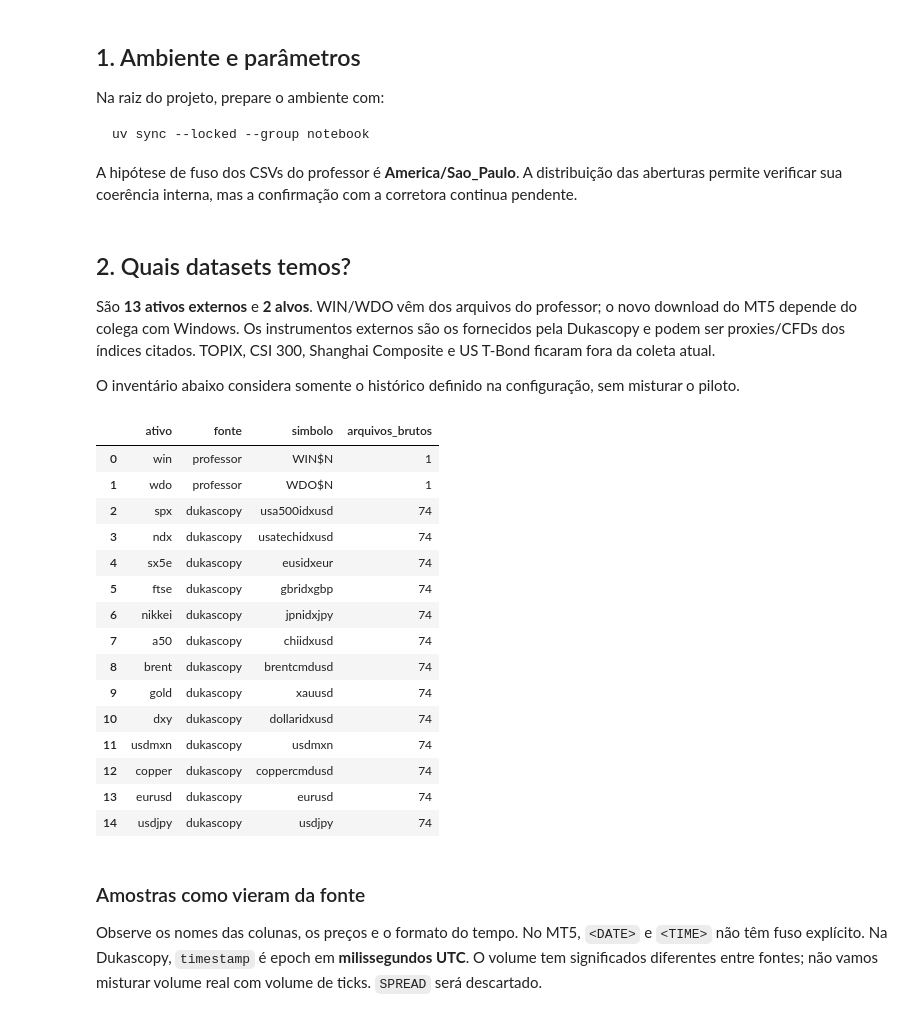
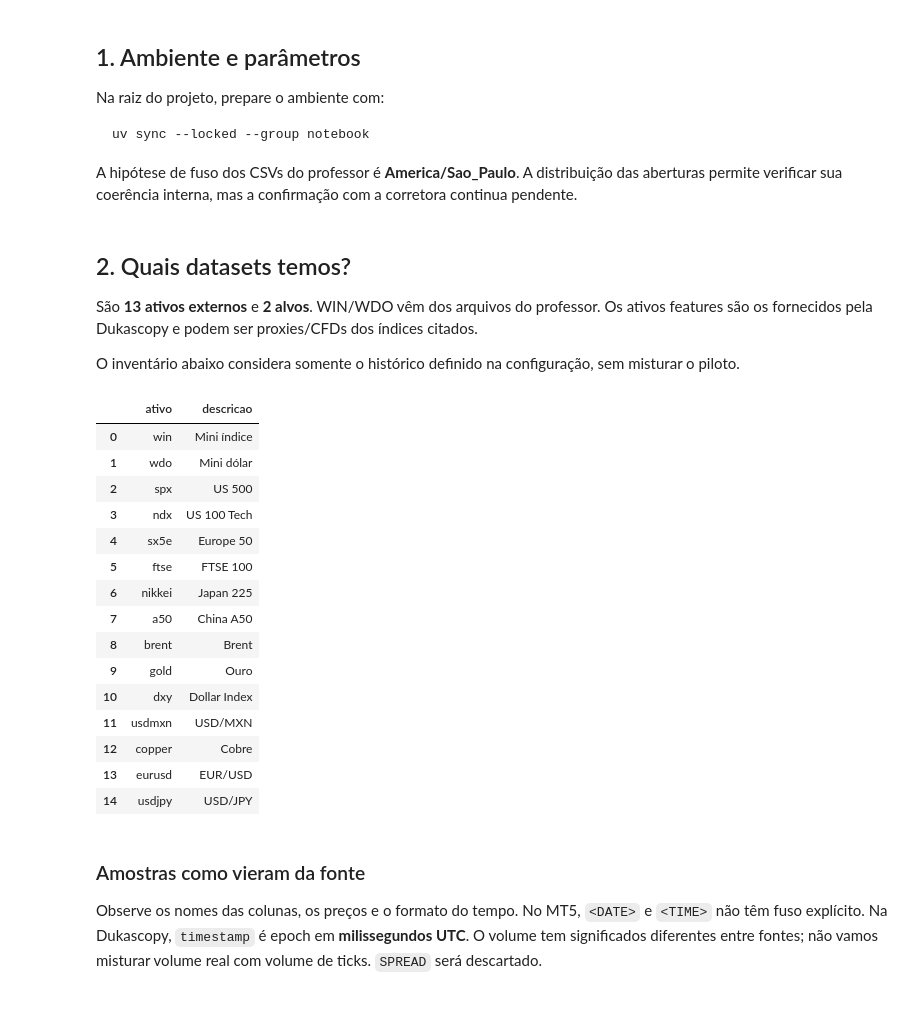
Before and after one commit to Henryque02/Data-Cience, a Jupyter notebook: notebooks/01_dados_e_qualidade.ipynb, the cells around one changed output. Cells and saved outputs as stored; diff of their text form; code cells hidden in the pictures.

```diff
--- a/notebooks/01_dados_e_qualidade.ipynb
+++ b/notebooks/01_dados_e_qualidade.ipynb
@@ -61,33 +61,32 @@ assert config["assets"][ATIVO_EXTERNO]["source"] == "dukascopy"
 # %% [markdown]
 ## 2. Quais datasets temos?
 
-São **13 ativos externos** e **2 alvos**. WIN/WDO vêm dos arquivos do professor; o novo download do MT5 depende do colega com Windows. Os instrumentos externos são os fornecidos pela Dukascopy e podem ser proxies/CFDs dos índices citados. TOPIX, CSI 300, Shanghai Composite e US T-Bond ficaram fora da coleta atual.
+São **13 ativos externos** e **2 alvos**. WIN/WDO vêm dos arquivos do professor. Os ativos features são os fornecidos pela Dukascopy e podem ser proxies/CFDs dos índices citados.
 
 O inventário abaixo considera somente o histórico definido na configuração, sem misturar o piloto.
 # %%
 inventario = pd.DataFrame([
-    {"ativo": asset_id, "fonte": asset["source"], "simbolo": asset["symbol"],
-     "arquivos_brutos": len(raw_files(asset_id, asset, ROOT / "data"))}
+    {"ativo": asset_id, "descricao": asset["description"]}
     for asset_id, asset in config["assets"].items()
 ])
 display(inventario)
 # %% [output]
-|  | ativo | fonte | simbolo | arquivos_brutos |
-| 0 | win | professor | WIN$N | 1 |
-| 1 | wdo | professor | WDO$N | 1 |
-| 2 | spx | dukascopy | usa500idxusd | 74 |
-| 3 | ndx | dukascopy | usatechidxusd | 74 |
-| 4 | sx5e | dukascopy | eusidxeur | 74 |
-| 5 | ftse | dukascopy | gbridxgbp | 74 |
-| 6 | nikkei | dukascopy | jpnidxjpy | 74 |
-| 7 | a50 | dukascopy | chiidxusd | 74 |
-| 8 | brent | dukascopy | brentcmdusd | 74 |
-| 9 | gold | dukascopy | xauusd | 74 |
-| 10 | dxy | dukascopy | dollaridxusd | 74 |
-| 11 | usdmxn | dukascopy | usdmxn | 74 |
-| 12 | copper | dukascopy | coppercmdusd | 74 |
-| 13 | eurusd | dukascopy | eurusd | 74 |
-| 14 | usdjpy | dukascopy | usdjpy | 74 |
+|  | ativo | descricao |
+| 0 | win | Mini índice |
+| 1 | wdo | Mini dólar |
+| 2 | spx | US 500 |
+| 3 | ndx | US 100 Tech |
+| 4 | sx5e | Europe 50 |
+| 5 | ftse | FTSE 100 |
+| 6 | nikkei | Japan 225 |
+| 7 | a50 | China A50 |
+| 8 | brent | Brent |
+| 9 | gold | Ouro |
+| 10 | dxy | Dollar Index |
+| 11 | usdmxn | USD/MXN |
+| 12 | copper | Cobre |
+| 13 | eurusd | EUR/USD |
+| 14 | usdjpy | USD/JPY |
 # %% [markdown]
 ### Amostras como vieram da fonte
 
```
Also changed, not shown: 6 other files.
